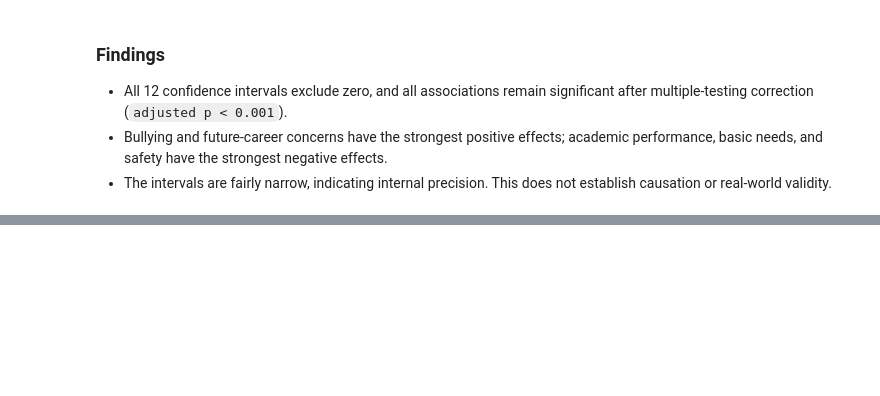
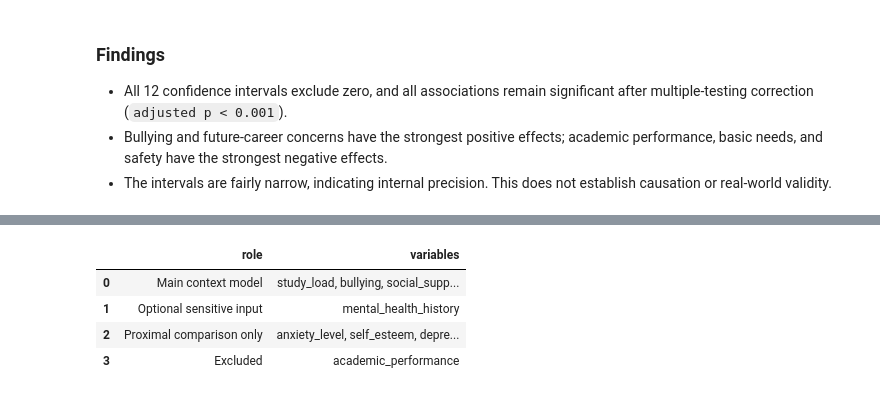
Before and after one commit to ShayanNajafian/academic-stress-research, a Jupyter notebook: notebooks/analysis.ipynb, the cells around one changed output, grey strips where cells are left out. Cells and saved outputs as stored; diff of their text form; code cells hidden in the pictures; blank space fills up the shorter version.

Commit message:
feat: define early-warning feature policy

```diff
--- a/notebooks/analysis.ipynb
+++ b/notebooks/analysis.ipynb
@@ -892,0 +897,83 @@ plt.show()
+# %%
+main_context_features = [
+    "study_load",
+    "bullying",
+    "social_support",
+    "noise_level",
+    "peer_pressure",
+    "teacher_student_relationship",
+    "living_conditions",
+    "safety",
+    "basic_needs",
+    "extracurricular_activities",
+]
+
+optional_sensitive_features = [
+    "mental_health_history",
+]
+
+proximal_comparison_features = [
+    "anxiety_level",
+    "self_esteem",
+    "depression",
+    "headache",
+    "blood_pressure",
+    "sleep_quality",
+    "breathing_problem",
+    "future_career_concerns",
+]
+
+excluded_features = {
+    "academic_performance": (
+        "Timing is unclear and performance may be a consequence of stress."
+    ),
+}
+
+target_column = "stress_level"
+
+context_with_history_features = (
+    main_context_features + optional_sensitive_features
+)
+full_comparison_features = (
+    main_context_features
+    + optional_sensitive_features
+    + proximal_comparison_features
+)
+
+# Validate that every selected feature exists and groups do not overlap.
+policy_groups = [
+    set(main_context_features),
+    set(optional_sensitive_features),
+    set(proximal_comparison_features),
+    set(excluded_features),
+]
+assert all(group <= set(df.columns) for group in policy_groups)
+assert not any(
+    left & right
+    for index, left in enumerate(policy_groups)
+    for right in policy_groups[index + 1:]
+)
+assert target_column not in set().union(*policy_groups)
+
+feature_policy_table = pd.DataFrame({
+    "role": [
+        "Main context model",
+        "Optional sensitive input",
+        "Proximal comparison only",
+        "Excluded",
+    ],
+    "variables": [
+        ", ".join(main_context_features),
+        ", ".join(optional_sensitive_features),
+        ", ".join(proximal_comparison_features),
+        ", ".join(excluded_features),
+    ],
+})
+
+feature_policy_table
+# %% [output]
+|  | role | variables |
+| 0 | Main context model | study_load, bullying, social_supp... |
+| 1 | Optional sensitive input | mental_health_history |
+| 2 | Proximal comparison only | anxiety_level, self_esteem, depre... |
+| 3 | Excluded | academic_performance |
```
Also changed, not shown: parts of 3 cells of this notebook.
